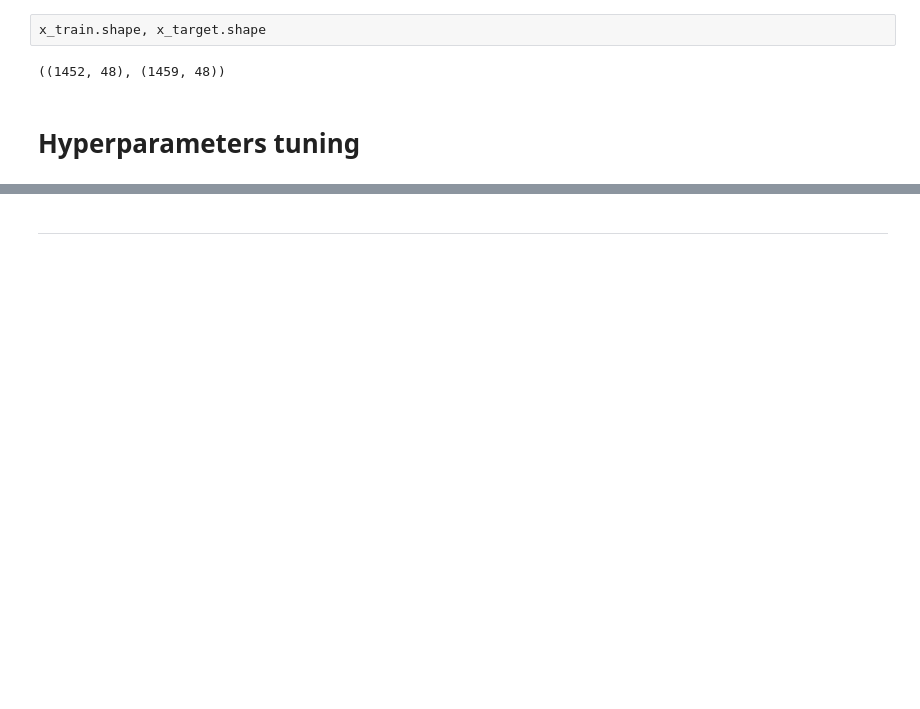
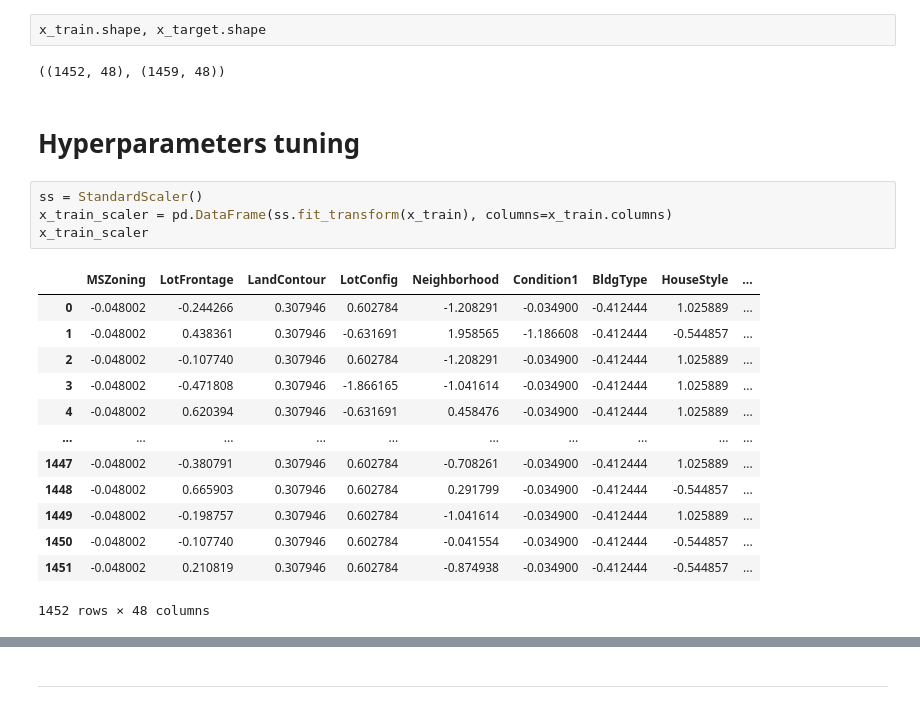
Before and after one commit to warshtayner/Housing_Prices_for_Kaggle, a Jupyter notebook: first_glance.ipynb, the cells around one changed output, grey strips where cells are left out. Cells and saved outputs as stored; diff of their text form; blank space fills up the shorter version.

```diff
--- a/first_glance.ipynb
+++ b/first_glance.ipynb
@@ -515,5 +524,23 @@ x_train.shape, x_target.shape
 ((1452, 48), (1459, 48))
 # %% [markdown]
 # Hyperparameters tuning
+# %%
+ss = StandardScaler()
+x_train_scaler = pd.DataFrame(ss.fit_transform(x_train), columns=x_train.columns)
+x_train_scaler
+# %% [output]
+|  | MSZoning | LotFrontage | LandContour | LotConfig | Neighborhood | Condition1 | BldgType | HouseStyle | ... |
+| 0 | -0.048002 | -0.244266 | 0.307946 | 0.602784 | -1.208291 | -0.034900 | -0.412444 | 1.025889 | ... |
+| 1 | -0.048002 | 0.438361 | 0.307946 | -0.631691 | 1.958565 | -1.186608 | -0.412444 | -0.544857 | ... |
+| 2 | -0.048002 | -0.107740 | 0.307946 | 0.602784 | -1.208291 | -0.034900 | -0.412444 | 1.025889 | ... |
+| 3 | -0.048002 | -0.471808 | 0.307946 | -1.866165 | -1.041614 | -0.034900 | -0.412444 | 1.025889 | ... |
+| 4 | -0.048002 | 0.620394 | 0.307946 | -0.631691 | 0.458476 | -0.034900 | -0.412444 | 1.025889 | ... |
+| ... | ... | ... | ... | ... | ... | ... | ... | ... | ... |
+| 1447 | -0.048002 | -0.380791 | 0.307946 | 0.602784 | -0.708261 | -0.034900 | -0.412444 | 1.025889 | ... |
+| 1448 | -0.048002 | 0.665903 | 0.307946 | 0.602784 | 0.291799 | -0.034900 | -0.412444 | -0.544857 | ... |
+| 1449 | -0.048002 | -0.198757 | 0.307946 | 0.602784 | -1.041614 | -0.034900 | -0.412444 | 1.025889 | ... |
+| 1450 | -0.048002 | -0.107740 | 0.307946 | 0.602784 | -0.041554 | -0.034900 | -0.412444 | -0.544857 | ... |
+| 1451 | -0.048002 | 0.210819 | 0.307946 | 0.602784 | -0.874938 | -0.034900 | -0.412444 | -0.544857 | ... |
+1452 rows × 48 columns
 # %%
 def hyperparameter_tuning(x, y, algorithm, params):
```
Also changed, not shown: parts of 12 cells of this notebook, 10 other files.
